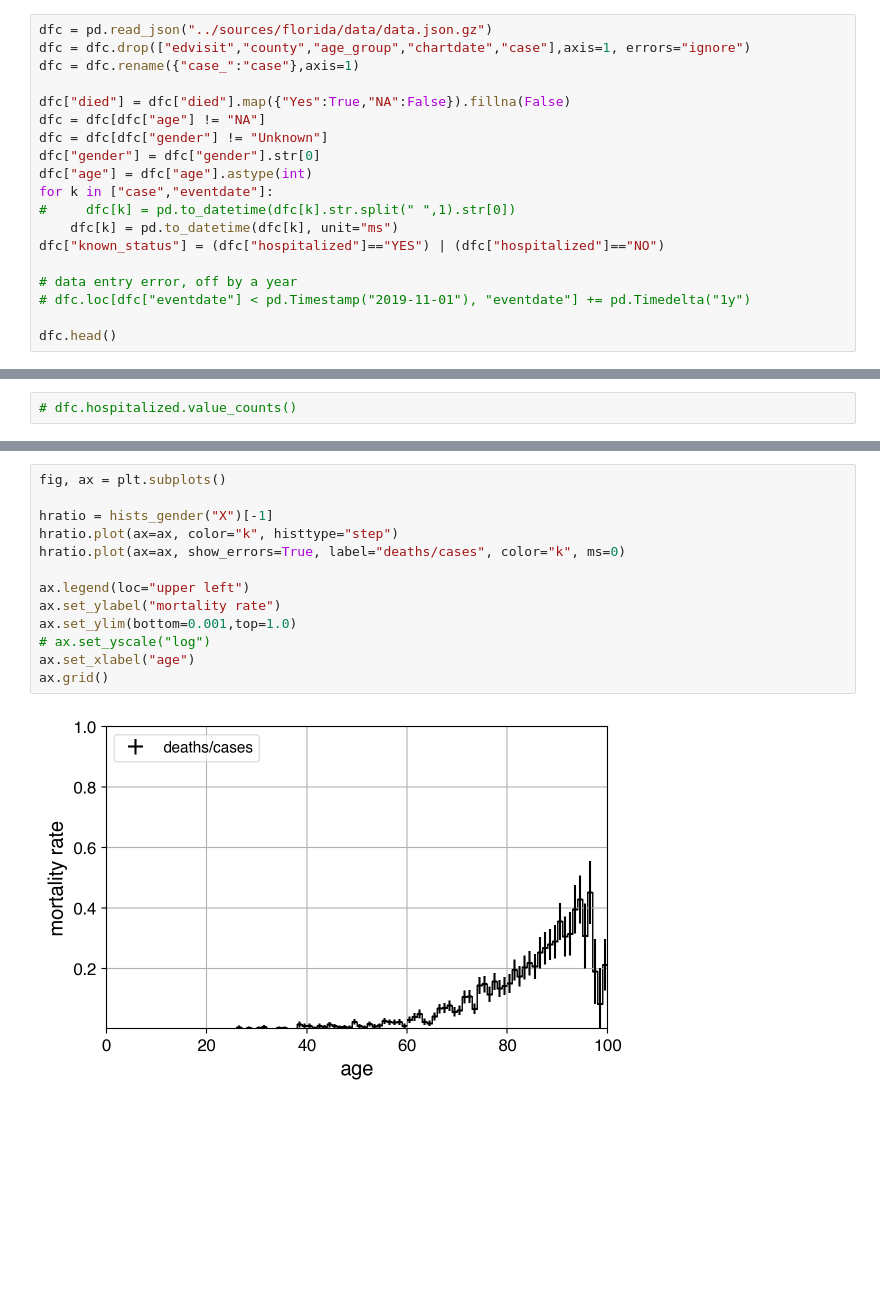
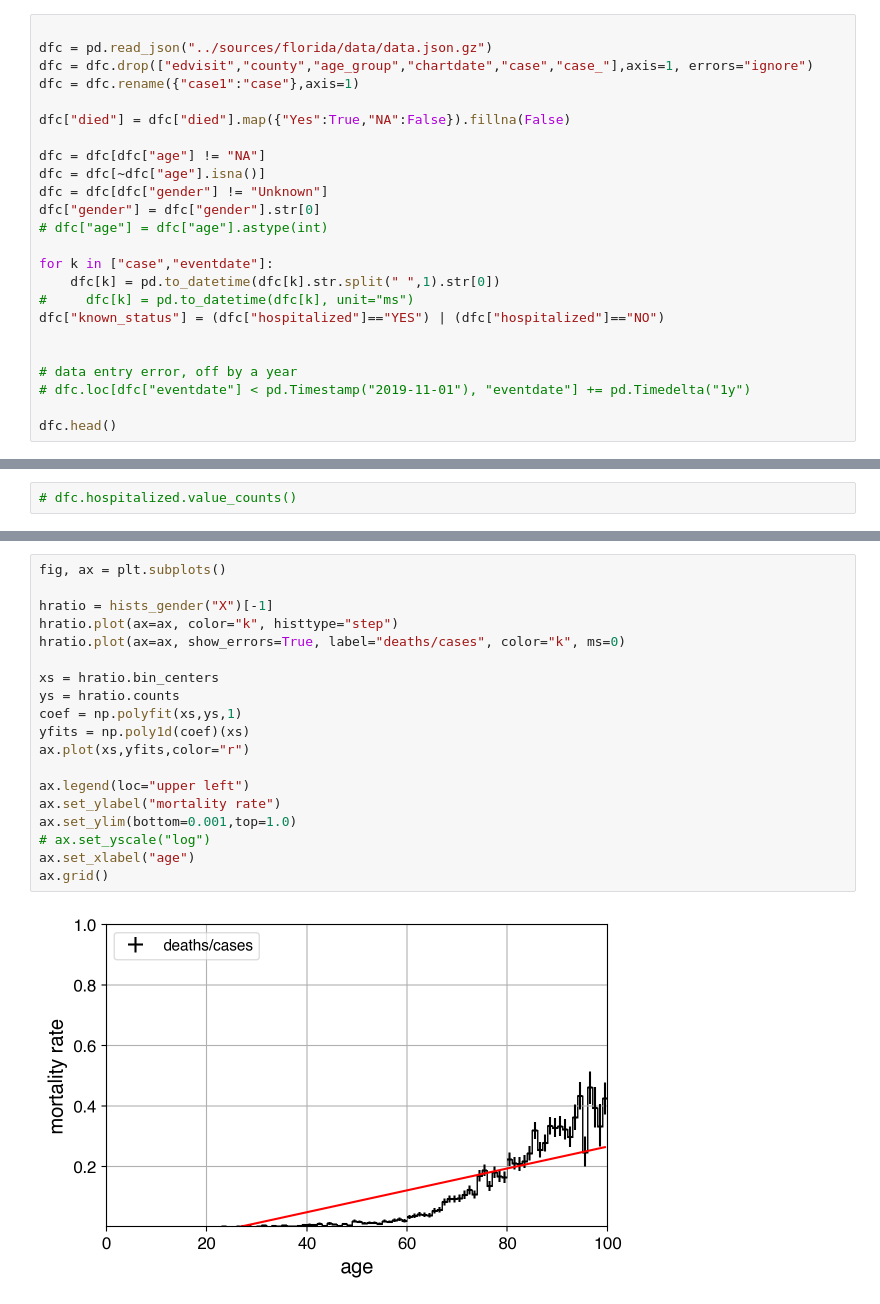
Before and after one commit to aminnj/covid19, a Jupyter notebook: notebooks/florida.ipynb, the cells around one changed output, grey strips where cells are left out. Cells and saved outputs as stored; diff of their text form; blank space fills up the shorter version.

```diff
--- a/notebooks/florida.ipynb
+++ b/notebooks/florida.ipynb
@@ -4,19 +4,24 @@ import matplotlib.pyplot as plt
 import pandas as pd
 import numpy as np
 # %%
+
 dfc = pd.read_json("../sources/florida/data/data.json.gz")
-dfc = dfc.drop(["edvisit","county","age_group","chartdate","case"],axis=1, errors="ignore")
-dfc = dfc.rename({"case_":"case"},axis=1)
+dfc = dfc.drop(["edvisit","county","age_group","chartdate","case","case_"],axis=1, errors="ignore")
+dfc = dfc.rename({"case1":"case"},axis=1)
 
 dfc["died"] = dfc["died"].map({"Yes":True,"NA":False}).fillna(False)
+
 dfc = dfc[dfc["age"] != "NA"]
+dfc = dfc[~dfc["age"].isna()]
 dfc = dfc[dfc["gender"] != "Unknown"]
 dfc["gender"] = dfc["gender"].str[0]
-dfc["age"] = dfc["age"].astype(int)
+# dfc["age"] = dfc["age"].astype(int)
+
 for k in ["case","eventdate"]:
-#     dfc[k] = pd.to_datetime(dfc[k].str.split(" ",1).str[0])
-    dfc[k] = pd.to_datetime(dfc[k], unit="ms")
+    dfc[k] = pd.to_datetime(dfc[k].str.split(" ",1).str[0])
+#     dfc[k] = pd.to_datetime(dfc[k], unit="ms")
 dfc["known_status"] = (dfc["hospitalized"]=="YES") | (dfc["hospitalized"]=="NO")
+
 
 # data entry error, off by a year
 # dfc.loc[dfc["eventdate"] < pd.Timestamp("2019-11-01"), "eventdate"] += pd.Timedelta("1y")
@@ -225,15 +229,21 @@ ax2.grid()
 # %%
 fig, ax = plt.subplots()
 
 hratio = hists_gender("X")[-1]
 hratio.plot(ax=ax, color="k", histtype="step")
 hratio.plot(ax=ax, show_errors=True, label="deaths/cases", color="k", ms=0)
 
+xs = hratio.bin_centers
+ys = hratio.counts
+coef = np.polyfit(xs,ys,1)
+yfits = np.poly1d(coef)(xs)
+ax.plot(xs,yfits,color="r")
+
 ax.legend(loc="upper left")
 ax.set_ylabel("mortality rate")
 ax.set_ylim(bottom=0.001,top=1.0)
 # ax.set_yscale("log")
 ax.set_xlabel("age")
 ax.grid()
 # %% [output]
-[figure, old version]
+[figure, new version]
```
Also changed, not shown: parts of 20 cells of this notebook, 11 other files.
